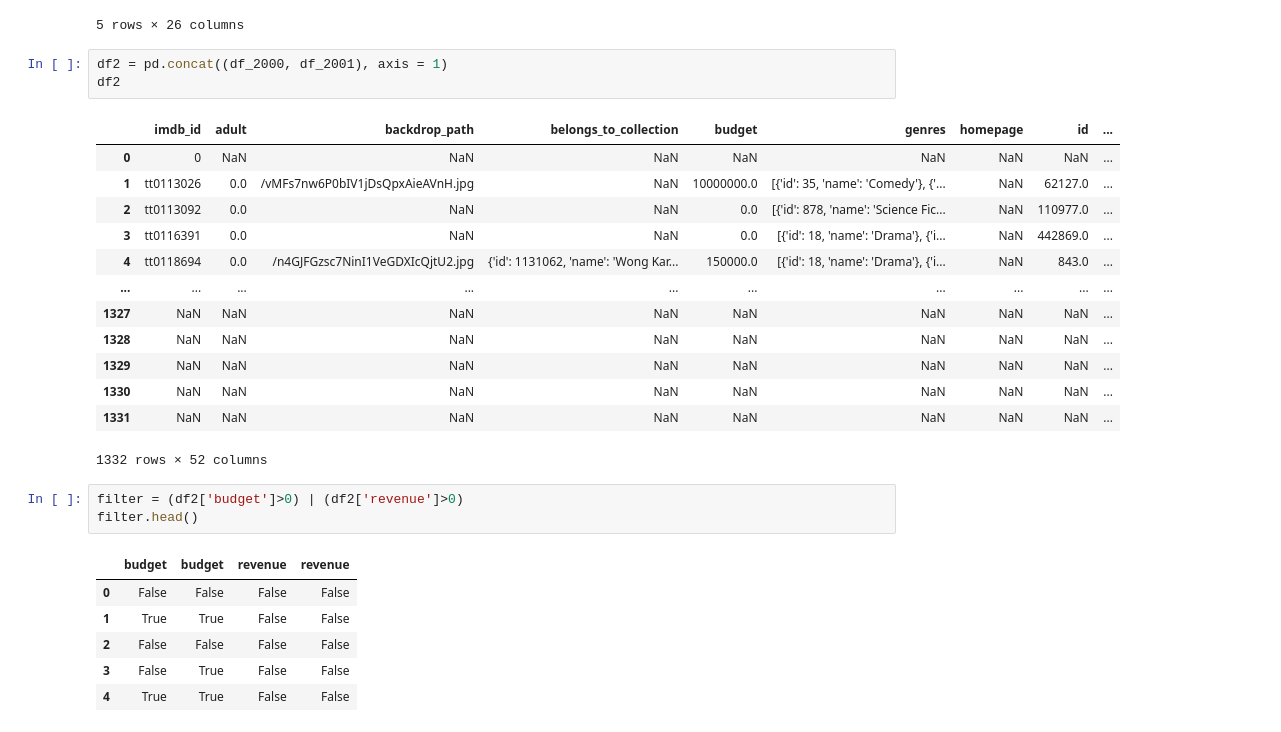
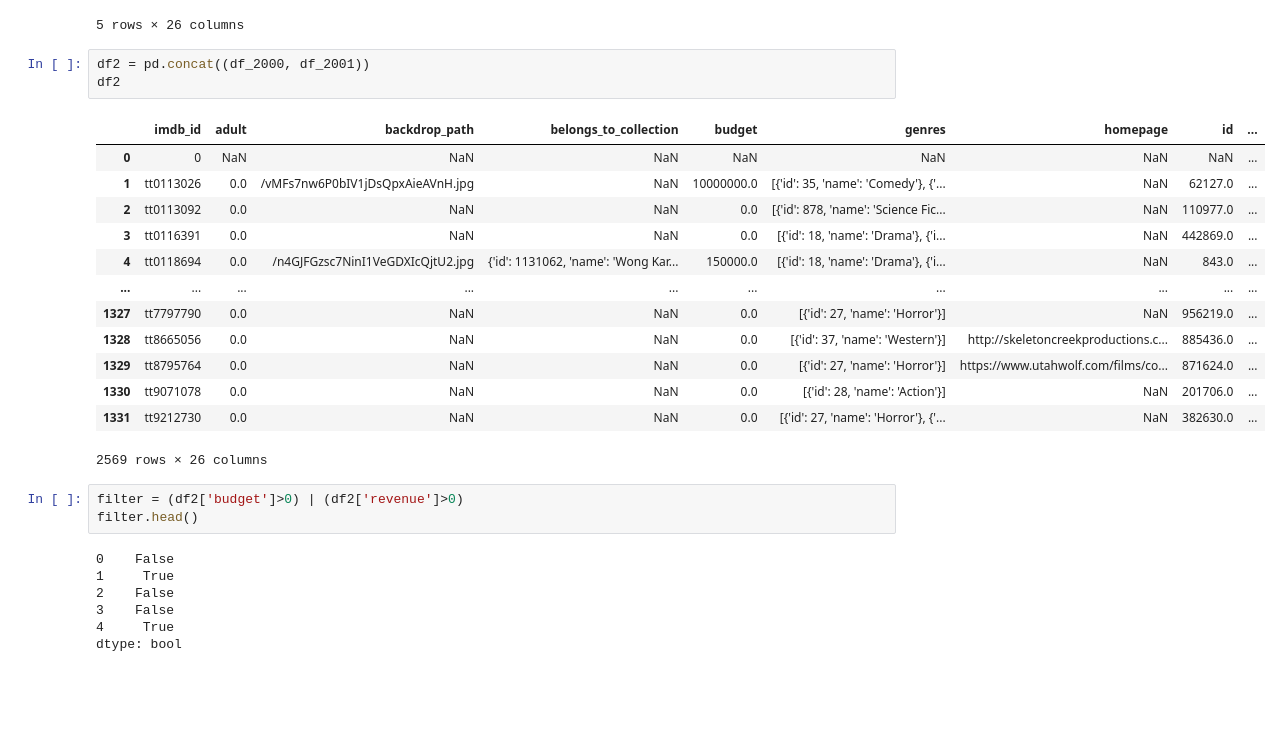
Before and after one commit to CatDawn29/Tippins-Project-3-Version-2, a Jupyter notebook: Tippins Project 3 Part 2 Section B.ipynb, the cells around one changed output. Cells and saved outputs as stored; diff of their text form; blank space fills up the shorter version.

```diff
--- a/Tippins Project 3 Part 2 Section B.ipynb
+++ b/Tippins Project 3 Part 2 Section B.ipynb
@@ -190,29 +190,29 @@ df_2001.head()
 | 4 | tt0118652 | 0.0 | /mWxJEFRMvkG4UItYJkRDMgWQ08Y.jpg | NaN | 1000000.0 | [{'id': 27, 'name': 'Horror'}, {'... | NaN | 17140.0 | ... |
 5 rows × 26 columns
 # %%
-df2 = pd.concat((df_2000, df_2001), axis = 1)
+df2 = pd.concat((df_2000, df_2001))
 df2
 # %% [output]
 |  | imdb_id | adult | backdrop_path | belongs_to_collection | budget | genres | homepage | id | ... |
 | 0 | 0 | NaN | NaN | NaN | NaN | NaN | NaN | NaN | ... |
 | 1 | tt0113026 | 0.0 | /vMFs7nw6P0bIV1jDsQpxAieAVnH.jpg | NaN | 10000000.0 | [{'id': 35, 'name': 'Comedy'}, {'... | NaN | 62127.0 | ... |
 | 2 | tt0113092 | 0.0 | NaN | NaN | 0.0 | [{'id': 878, 'name': 'Science Fic... | NaN | 110977.0 | ... |
 | 3 | tt0116391 | 0.0 | NaN | NaN | 0.0 | [{'id': 18, 'name': 'Drama'}, {'i... | NaN | 442869.0 | ... |
 | 4 | tt0118694 | 0.0 | /n4GJFGzsc7NinI1VeGDXIcQjtU2.jpg | {'id': 1131062, 'name': 'Wong Kar... | 150000.0 | [{'id': 18, 'name': 'Drama'}, {'i... | NaN | 843.0 | ... |
 | ... | ... | ... | ... | ... | ... | ... | ... | ... | ... |
-| 1327 | NaN | NaN | NaN | NaN | NaN | NaN | NaN | NaN | ... |
-| 1328 | NaN | NaN | NaN | NaN | NaN | NaN | NaN | NaN | ... |
-| 1329 | NaN | NaN | NaN | NaN | NaN | NaN | NaN | NaN | ... |
-| 1330 | NaN | NaN | NaN | NaN | NaN | NaN | NaN | NaN | ... |
-| 1331 | NaN | NaN | NaN | NaN | NaN | NaN | NaN | NaN | ... |
+| 1327 | tt7797790 | 0.0 | NaN | NaN | 0.0 | [{'id': 27, 'name': 'Horror'}] | NaN | 956219.0 | ... |
+| 1328 | tt8665056 | 0.0 | NaN | NaN | 0.0 | [{'id': 37, 'name': 'Western'}] | http://skeletoncreekproductions.c... | 885436.0 | ... |
+| 1329 | tt8795764 | 0.0 | NaN | NaN | 0.0 | [{'id': 27, 'name': 'Horror'}] | https://www.utahwolf.com/films/co... | 871624.0 | ... |
+| 1330 | tt9071078 | 0.0 | NaN | NaN | 0.0 | [{'id': 28, 'name': 'Action'}] | NaN | 201706.0 | ... |
+| 1331 | tt9212730 | 0.0 | NaN | NaN | 0.0 | [{'id': 27, 'name': 'Horror'}, {'... | NaN | 382630.0 | ... |
-1332 rows × 52 columns
+2569 rows × 26 columns
 # %%
 filter = (df2['budget']>0) | (df2['revenue']>0)
 filter.head()
 # %% [output]
-|  | budget | budget | revenue | revenue |
-| 0 | False | False | False | False |
-| 1 | True | True | False | False |
-| 2 | False | False | False | False |
-| 3 | False | True | False | False |
-| 4 | True | True | False | False |
+0    False
+1     True
+2    False
+3    False
+4     True
+dtype: bool
```
Also changed, not shown: parts of 18 cells of this notebook, 1 other file.
